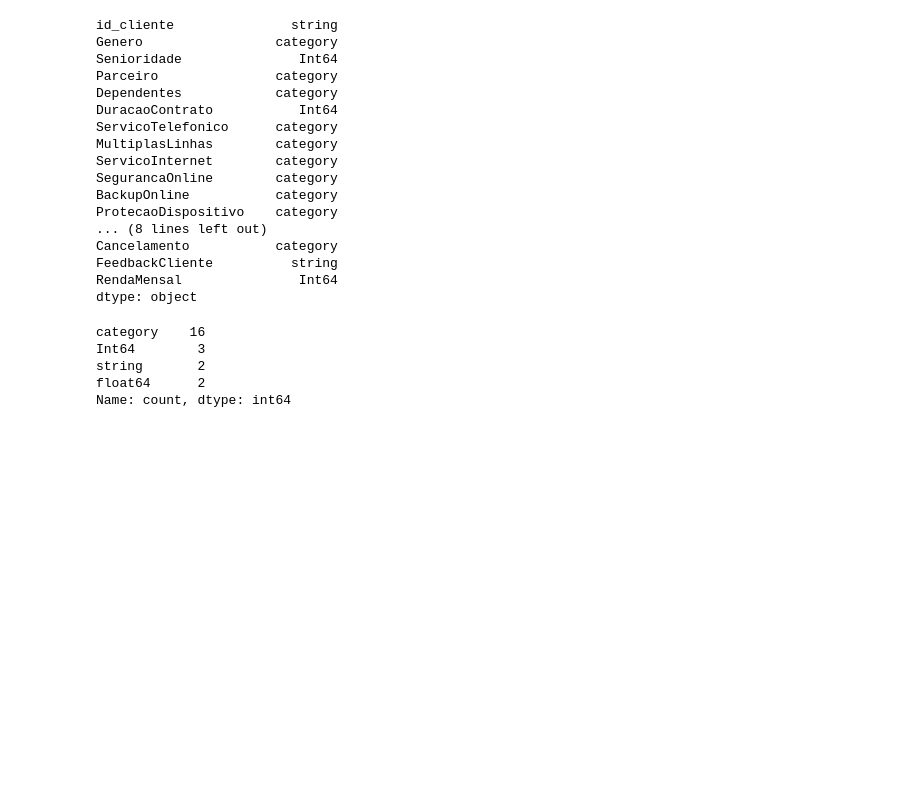
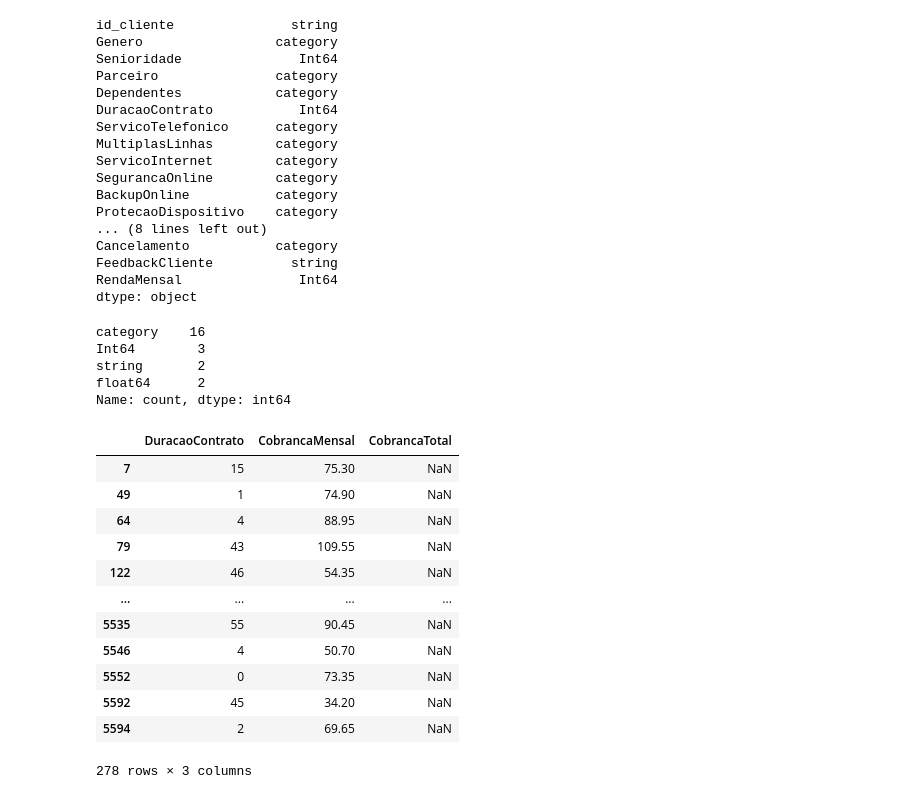
Before and after one commit to VannaGilio/terra-telefonica, a Jupyter notebook: telefonica-terra.ipynb, the cells around one changed output. Drawn from its saved outputs; the diff is of its cells as text; code cells hidden in the pictures; blank space fills up the shorter version.

```diff
--- a/telefonica-terra.ipynb
+++ b/telefonica-terra.ipynb
@@ -174,3 +174,20 @@ Int64        3
 string       2
 float64      2
 Name: count, dtype: int64
+# %%
+# Investigar os registros com valores ausentes em TotalCharges, considerando sua relação com tenure e MonthlyCharges.
+df[df["CobrancaTotal"].isna()][["DuracaoContrato", "CobrancaMensal", "CobrancaTotal"]]
+# %% [output]
+|  | DuracaoContrato | CobrancaMensal | CobrancaTotal |
+| 7 | 15 | 75.30 | NaN |
+| 49 | 1 | 74.90 | NaN |
+| 64 | 4 | 88.95 | NaN |
+| 79 | 43 | 109.55 | NaN |
+| 122 | 46 | 54.35 | NaN |
+| ... | ... | ... | ... |
+| 5535 | 55 | 90.45 | NaN |
+| 5546 | 4 | 50.70 | NaN |
+| 5552 | 0 | 73.35 | NaN |
+| 5592 | 45 | 34.20 | NaN |
+| 5594 | 2 | 69.65 | NaN |
+278 rows × 3 columns
```
Also changed, not shown: parts of 1 cell of this notebook.
